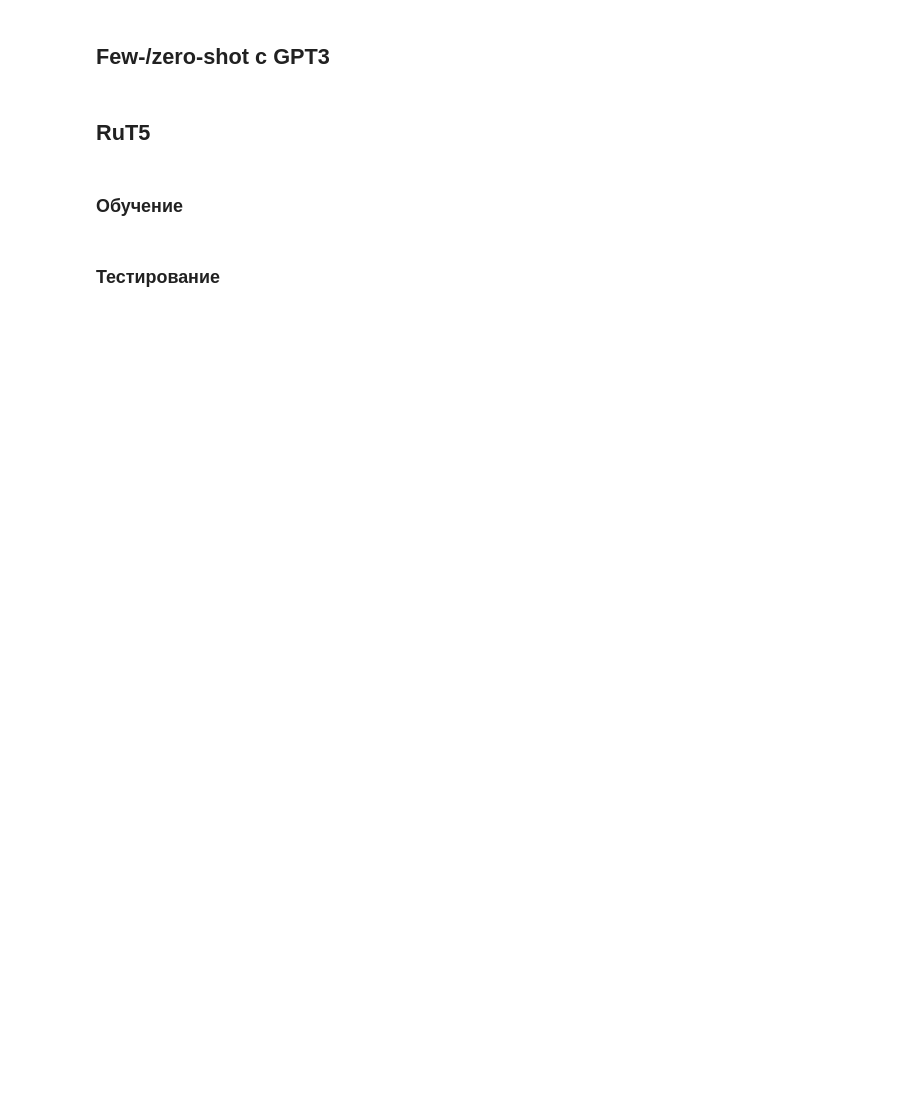
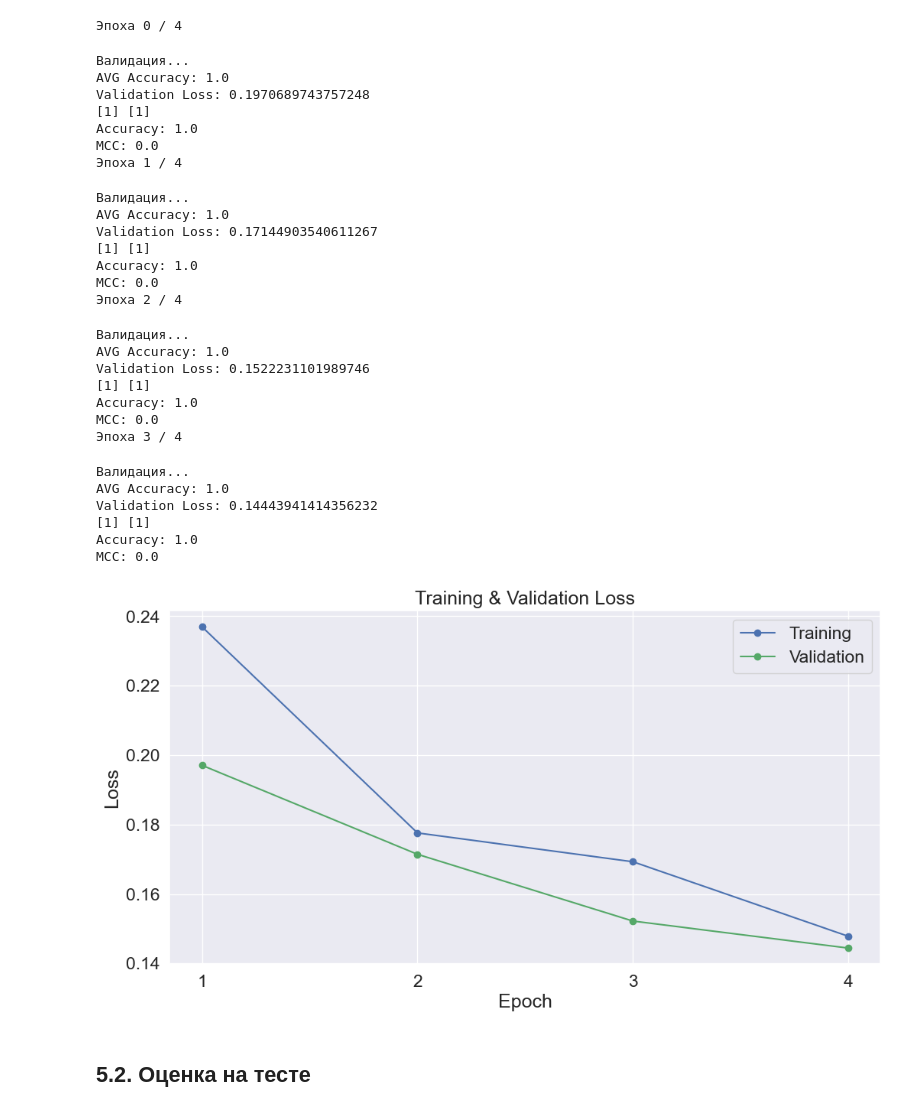
Before and after one commit to vpiatukhou/otus-nlp-homeworks, a Jupyter notebook: otus-ml-hw-04.ipynb, the cells around one changed output. Cells and saved outputs as stored; diff of their text form; code cells hidden in the pictures; blank space fills up the shorter version.

```diff
--- a/otus-ml-hw-04.ipynb
+++ b/otus-ml-hw-04.ipynb
@@ -77,0 +38,8 @@ test: 983
+# %%
+# загрузим токенизатор и классификатор
+_model_name = 'bert-base-uncased'
+_tokenizer = BertTokenizer.from_pretrained(_model_name, do_lower_case=True)
+_model = BertForSequenceClassification.from_pretrained(_model_name, num_labels=2, output_attentions=False, output_hidden_states=False)
+
+if torch.cuda.is_available():
+    _model.cuda()
@@ -77,0 +49,11 @@ test: 983
+# %%
+_train_val_df = pd.read_csv("./data/cola_public/raw/in_domain_train.tsv", delimiter='\t', header=None, names=['sentence_source', 'label', 'label_notes', 'sentence'])
+_test_df = pd.read_csv("./data/cola_public/raw/out_of_domain_dev.tsv", delimiter='\t', header=None, names=['sentence_source', 'label', 'label_notes', 'sentence'])
+
+_train_val_documents = _train_val_df.sentence.values[:10] #TODO
+_train_val_labels = _train_val_df.label.values[:10]
+
+_train_documents, _val_documents, _train_labels, _val_labels = train_test_split(_train_val_documents, _train_val_labels, test_size=0.1)
+
+_test_documents = _test_df.sentence.values[:10] #TODO
+_test_labels = _test_df.label.values[:10]
@@ -97,0 +95,9 @@ def tokenize(tokenizer, X):
+# %%
+def create_dataloader(input_ids, attention_masks, labels):
+    dataset = TensorDataset(input_ids, attention_masks, labels)
+    sampler = RandomSampler(dataset)
+    return DataLoader(dataset, sampler=sampler, batch_size=32)
+
+_train_dataloader = create_dataloader(_train_input_ids, _train_attention_masks, _train_labels)
+_validation_dataloader = create_dataloader(_val_input_ids, _val_attention_masks, _val_labels)
+_test_dataloader = create_dataloader(_test_input_ids, _test_attention_masks, _test_labels)
@@ -242,8 +269,34 @@ MCC: -0.007032644335383423
-# %% [markdown]
-## Few-/zero-shot с GPT3
-# %% [markdown]
-## RuT5
-# %% [markdown]
-### Обучение
-# %% [markdown]
-### Тестирование
+# %%
+train(_model, _train_dataloader, _validation_dataloader)
+# %% [output]
+Эпоха 0 / 4
+Валидация...
+AVG Accuracy: 1.0
+Validation Loss: 0.1970689743757248
+[1] [1]
+Accuracy: 1.0
+MCC: 0.0
+Эпоха 1 / 4
+Валидация...
+AVG Accuracy: 1.0
+Validation Loss: 0.17144903540611267
+[1] [1]
+Accuracy: 1.0
+MCC: 0.0
+Эпоха 2 / 4
+Валидация...
+AVG Accuracy: 1.0
+Validation Loss: 0.1522231101989746
+[1] [1]
+Accuracy: 1.0
+MCC: 0.0
+Эпоха 3 / 4
+Валидация...
+AVG Accuracy: 1.0
+Validation Loss: 0.14443941414356232
+[1] [1]
+Accuracy: 1.0
+MCC: 0.0
+[figure, added]
+# %% [markdown]
+## 5.2. Оценка на тесте
```
Also changed, not shown: parts of 24 cells of this notebook.
